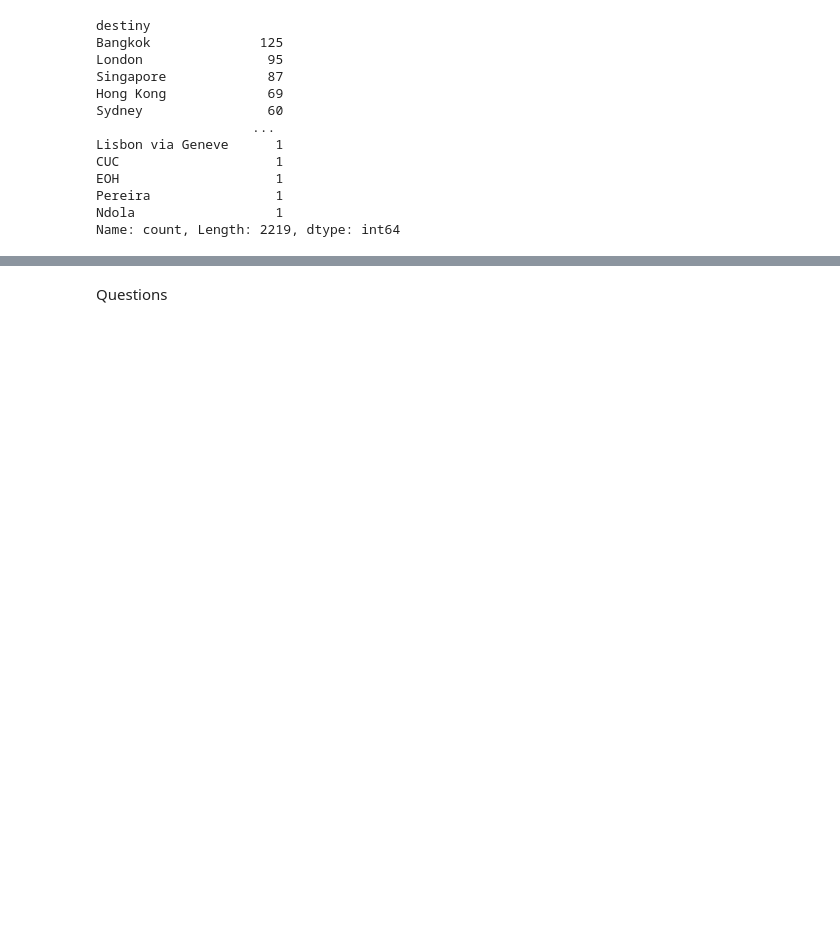
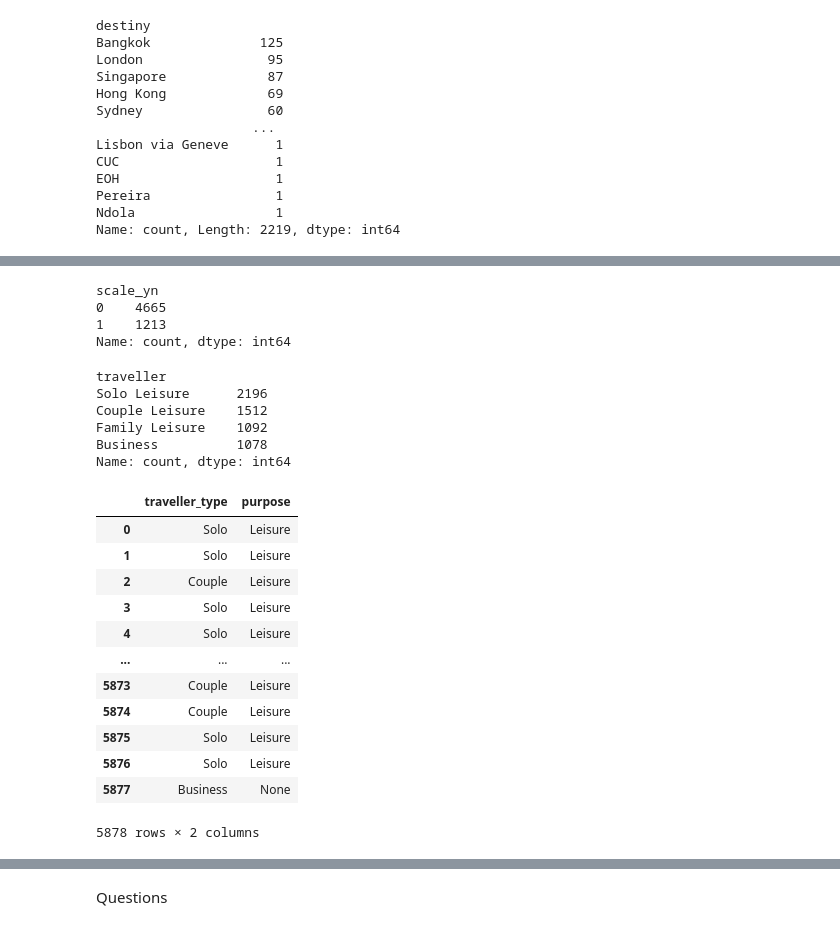
Before and after one commit to aidamouref/airlines_recommender, a Jupyter notebook: code_fp_0.ipynb, the cells around one changed output, grey strips where cells are left out. Saved outputs shown, nothing was run; the diff lists cells and outputs as text; code cells hidden in the pictures; blank space fills up the shorter version.

```diff
--- a/code_fp_0.ipynb
+++ b/code_fp_0.ipynb
@@ -616,0 +632,7 @@ memory usage: 832.5+ KB
+# %%
+df.scale_yn.value_counts() #ok
+# %% [output]
+scale_yn
+0    4665
+1    1213
+Name: count, dtype: int64
@@ -616,0 +643,30 @@ memory usage: 832.5+ KB
+# %%
+df.traveller.value_counts()
+# %% [output]
+traveller
+Solo Leisure      2196
+Couple Leisure    1512
+Family Leisure    1092
+Business          1078
+Name: count, dtype: int64
+# %%
+new3=df["traveller"].str.split(" ", expand=True)
+# %%
+new3.rename(columns={new3.columns[0]: 'traveller_type'}, inplace=True)
+new3.rename(columns={new3.columns[1]: 'purpose'}, inplace=True)
+# %%
+new3
+# %% [output]
+|  | traveller_type | purpose |
+| 0 | Solo | Leisure |
+| 1 | Solo | Leisure |
+| 2 | Couple | Leisure |
+| 3 | Solo | Leisure |
+| 4 | Solo | Leisure |
+| ... | ... | ... |
+| 5873 | Couple | Leisure |
+| 5874 | Couple | Leisure |
+| 5875 | Solo | Leisure |
+| 5876 | Solo | Leisure |
+| 5877 | Business | None |
+5878 rows × 2 columns
```
Also changed, not shown: parts of 40 cells of this notebook.
